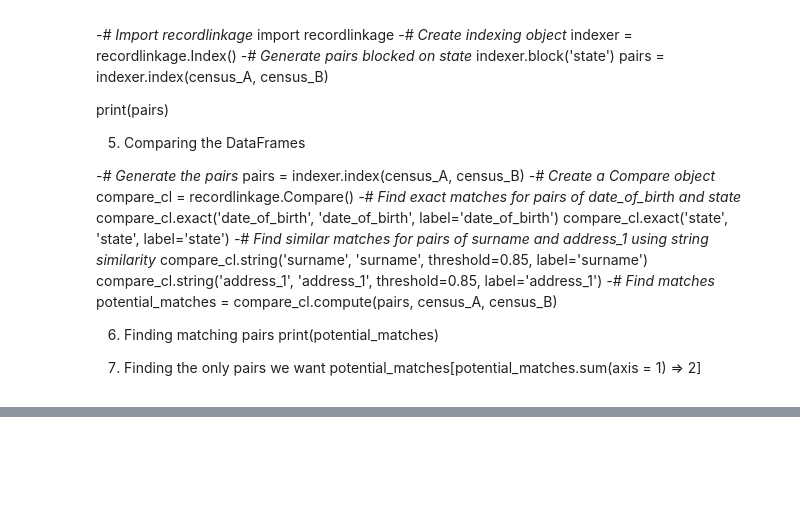
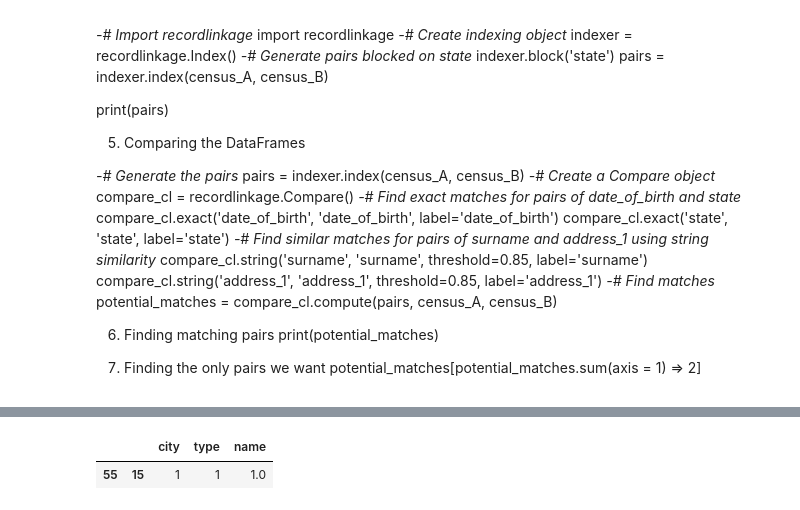
Before and after one commit to mcabas/Datacamp_Notebook, a Jupyter notebook: DataCamp.Course_050_Cleaning Data in Python.ipynb, the cells around one changed output, grey strips where cells are left out. Saved outputs shown, nothing was run; the diff lists cells and outputs as text; code cells hidden in the pictures; blank space fills up the shorter version.

```diff
--- a/DataCamp.Course_050_Cleaning Data in Python.ipynb
+++ b/DataCamp.Course_050_Cleaning Data in Python.ipynb
@@ -2022,0 +2026,11 @@ potential_matches[potential_matches.sum(axis = 1) => 2]
+# %%
+import recordlinkage
+
+# Create an indexer and object and find possible pairs
+indexer = recordlinkage.Index()
+
+# Block pairing on cuisine_type
+indexer.block('type')
+
+# Generate pairs
+pairs = indexer.index(restaurants, restaurants_clean)
@@ -2022,0 +2063,14 @@ potential_matches[potential_matches.sum(axis = 1) => 2]
+# %%
+# Create a comparison object
+comp_cl = recordlinkage.Compare()
+
+# Find exact matches on city, cuisine_types -
+comp_cl.exact('city', 'city', label='city')
+comp_cl.exact('type', 'type', label='type')
+
+# Find similar matches of rest_name
+comp_cl.string('name', 'name', label='name', threshold = 0.8)
+
+# Get potential matches and print
+potential_matches = comp_cl.compute(pairs, restaurants, restaurants_clean)
+print(potential_matches)
@@ -2022,0 +2092,6 @@ potential_matches[potential_matches.sum(axis = 1) => 2]
+# %%
+# 3 because I need to have matches in all my columns.
+potential_matches[potential_matches.sum(axis = 1) >= 3]
+# %% [output]
+|  |  | city | type | name |
+| 55 | 15 | 1 | 1 | 1.0 |
```
Also changed, not shown: parts of 9 cells of this notebook.
